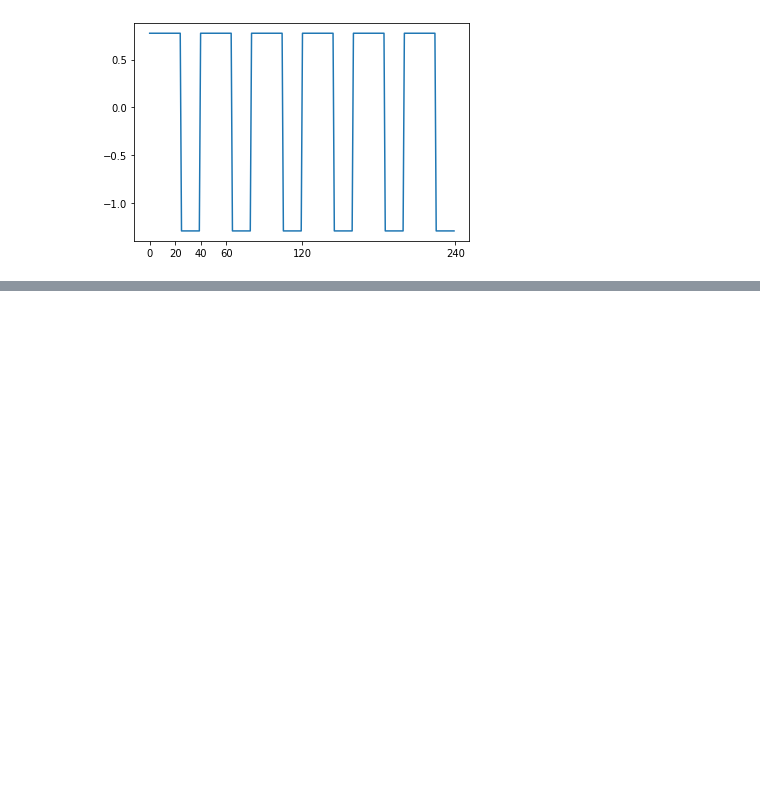
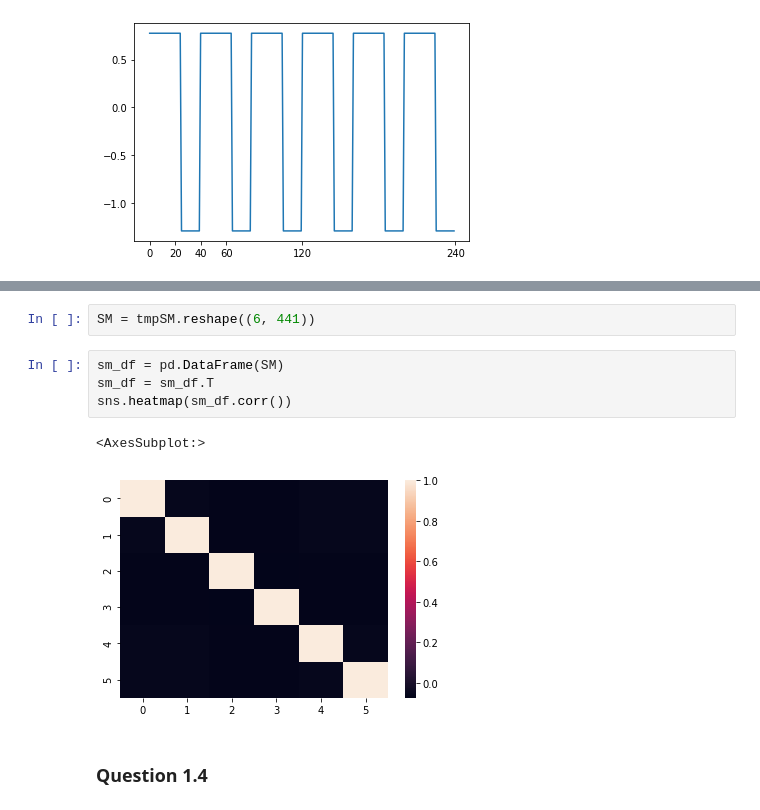
Before and after one commit to YourTeacher23/MAST30034-Assignment1, a Jupyter notebook: Q1.ipynb, the cells around one changed output, grey strips where cells are left out. Saved outputs shown, nothing was run; the diff lists cells and outputs as text; blank space fills up the shorter version.

```diff
--- a/Q1.ipynb
+++ b/Q1.ipynb
@@ -60,0 +106,11 @@ for tc in TC:
+# %%
+SM = tmpSM.reshape((6, 441))
+# %%
+sm_df = pd.DataFrame(SM)
+sm_df = sm_df.T
+sns.heatmap(sm_df.corr())
+# %% [output]
+<AxesSubplot:>
+[figure, added]
+# %% [markdown]
+### Question 1.4
```
Also changed, not shown: parts of 14 cells of this notebook.
